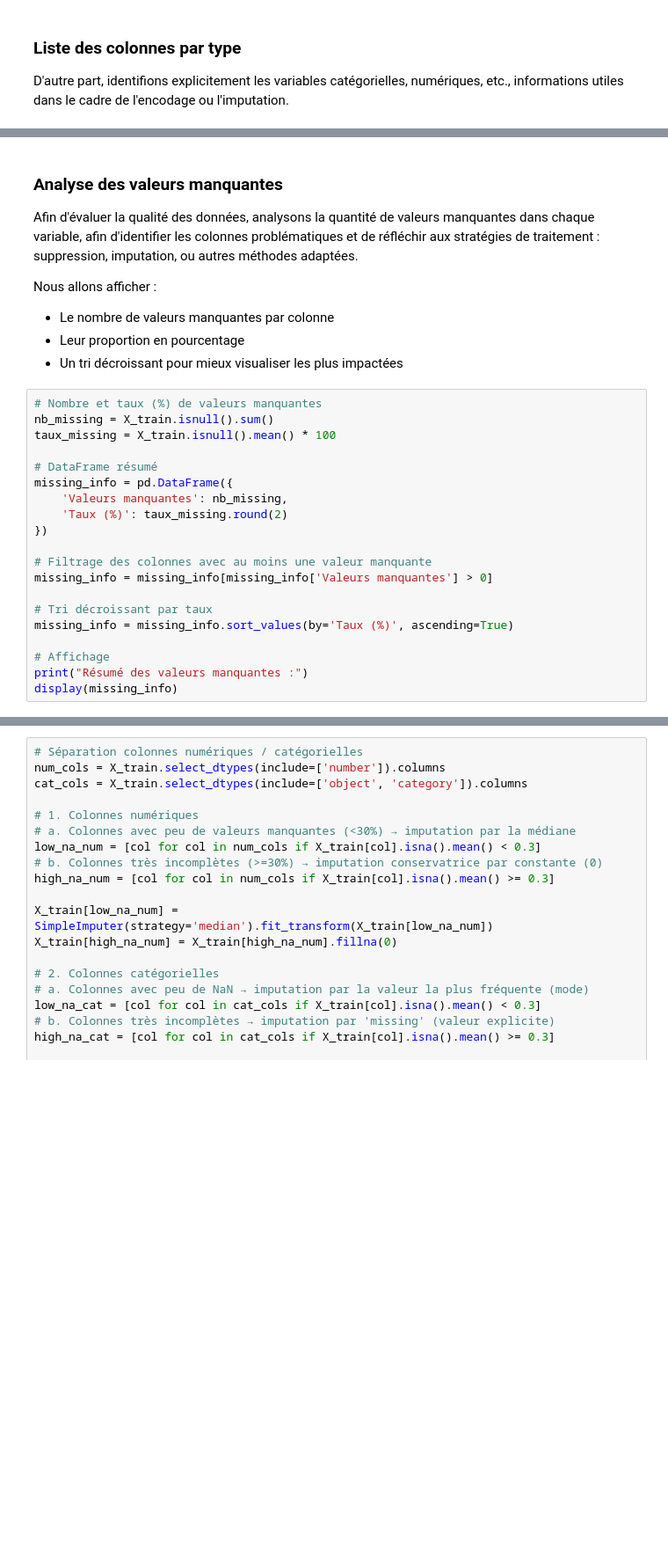
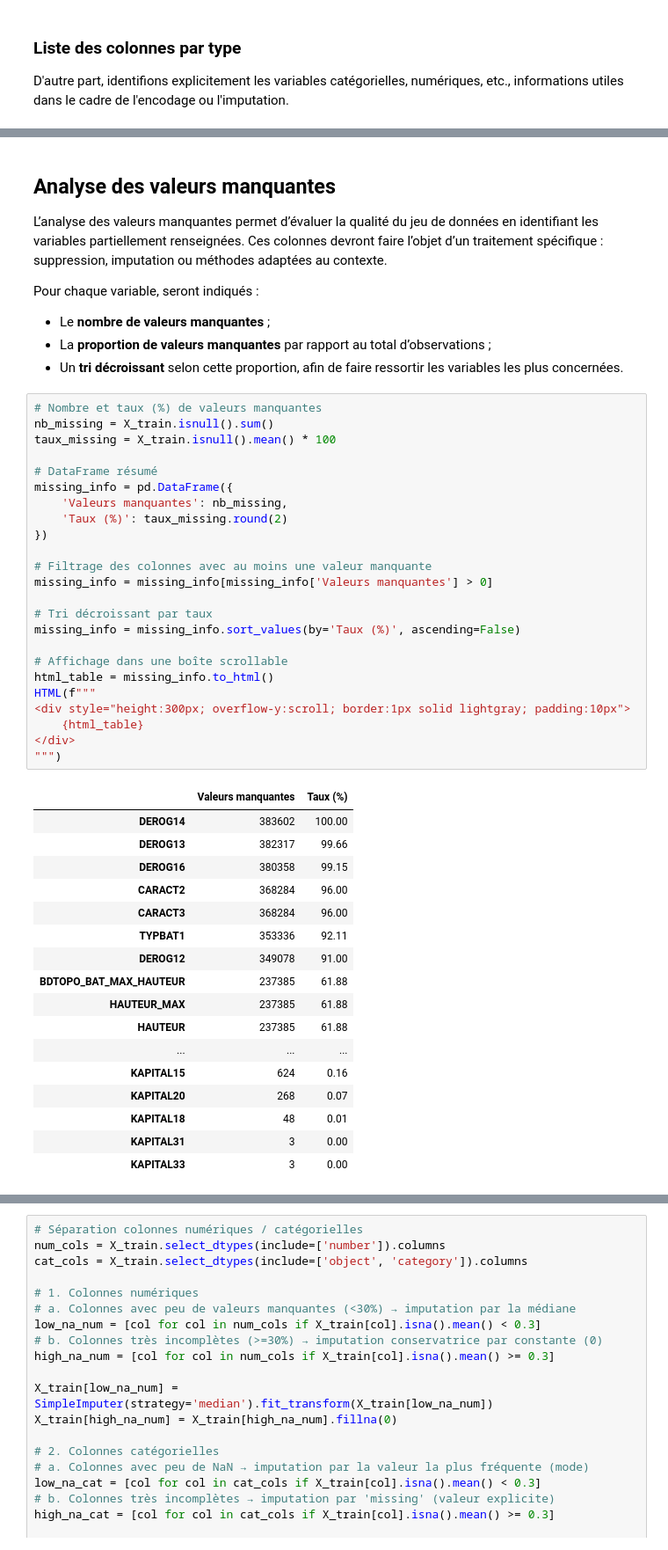
Before and after one commit to auduvignac/challengedata_ens_AssurPrime, a Jupyter notebook: notebooks/exploration/assurprime_modeling_workflow.ipynb, the cells around one changed output, grey strips where cells are left out. Shown at 88% size. Cells and saved outputs as stored; diff of their text form; blank space fills up the shorter version.

```diff
--- a/notebooks/exploration/assurprime_modeling_workflow.ipynb
+++ b/notebooks/exploration/assurprime_modeling_workflow.ipynb
@@ -245,30 +346,53 @@ print(f"Nombre de variables numériques : {len(numerical_cols)}")
 # %% [markdown]
-### Analyse des valeurs manquantes
+## Analyse des valeurs manquantes
 
-Afin d'évaluer la qualité des données, analysons la quantité de valeurs manquantes dans chaque variable, afin d'identifier les colonnes problématiques et de réfléchir aux stratégies de traitement : suppression, imputation, ou autres méthodes adaptées.
+L’analyse des valeurs manquantes permet d’évaluer la qualité du jeu de données en identifiant les variables partiellement renseignées. Ces colonnes devront faire l’objet d’un traitement spécifique : suppression, imputation ou méthodes adaptées au contexte.
 
-Nous allons afficher :
-- Le nombre de valeurs manquantes par colonne
-- Leur proportion en pourcentage
-- Un tri décroissant pour mieux visualiser les plus impactées
+Pour chaque variable, seront indiqués :
+
+- Le **nombre de valeurs manquantes** ;
+- La **proportion de valeurs manquantes** par rapport au total d’observations ;
+- Un **tri décroissant** selon cette proportion, afin de faire ressortir les variables les plus concernées.
 # %%
 # Nombre et taux (%) de valeurs manquantes
 nb_missing = X_train.isnull().sum()
 taux_missing = X_train.isnull().mean() * 100
 
 # DataFrame résumé
 missing_info = pd.DataFrame({
     'Valeurs manquantes': nb_missing,
     'Taux (%)': taux_missing.round(2)
 })
 
 # Filtrage des colonnes avec au moins une valeur manquante
 missing_info = missing_info[missing_info['Valeurs manquantes'] > 0]
 
 # Tri décroissant par taux
-missing_info = missing_info.sort_values(by='Taux (%)', ascending=True)
+missing_info = missing_info.sort_values(by='Taux (%)', ascending=False)
 
-# Affichage
-print("Résumé des valeurs manquantes :")
-display(missing_info)
+# Affichage dans une boîte scrollable
+html_table = missing_info.to_html()
+HTML(f"""
+<div style="height:300px; overflow-y:scroll; border:1px solid lightgray; padding:10px">
+    {html_table}
+</div>
+""")
+# %% [output]
+|  | Valeurs manquantes | Taux (%) |
+| DEROG14 | 383602 | 100.00 |
+| DEROG13 | 382317 | 99.66 |
+| DEROG16 | 380358 | 99.15 |
+| CARACT2 | 368284 | 96.00 |
+| CARACT3 | 368284 | 96.00 |
+| TYPBAT1 | 353336 | 92.11 |
+| DEROG12 | 349078 | 91.00 |
+| BDTOPO_BAT_MAX_HAUTEUR | 237385 | 61.88 |
+| HAUTEUR_MAX | 237385 | 61.88 |
+| HAUTEUR | 237385 | 61.88 |
+| ... | ... | ... |
+| KAPITAL15 | 624 | 0.16 |
+| KAPITAL20 | 268 | 0.07 |
+| KAPITAL18 | 48 | 0.01 |
+| KAPITAL31 | 3 | 0.00 |
+| KAPITAL33 | 3 | 0.00 |
 # %% [markdown]
```
Also changed, not shown: parts of 26 cells of this notebook.
